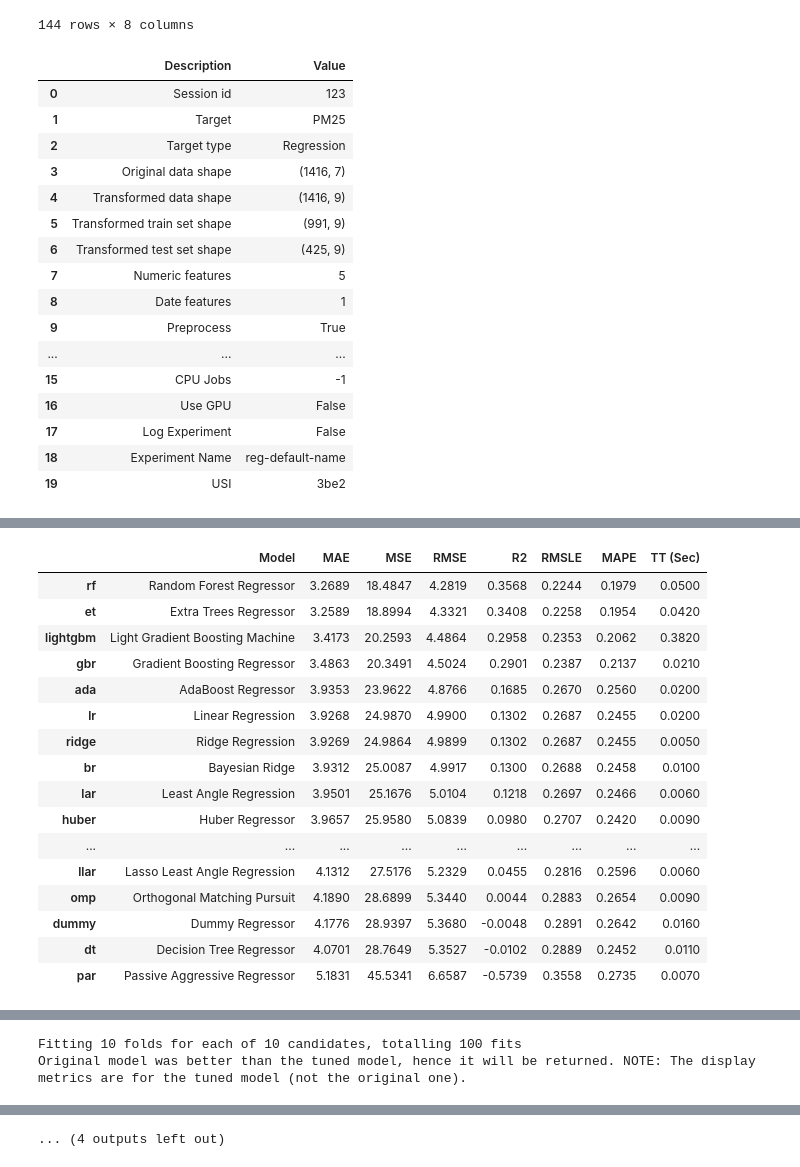
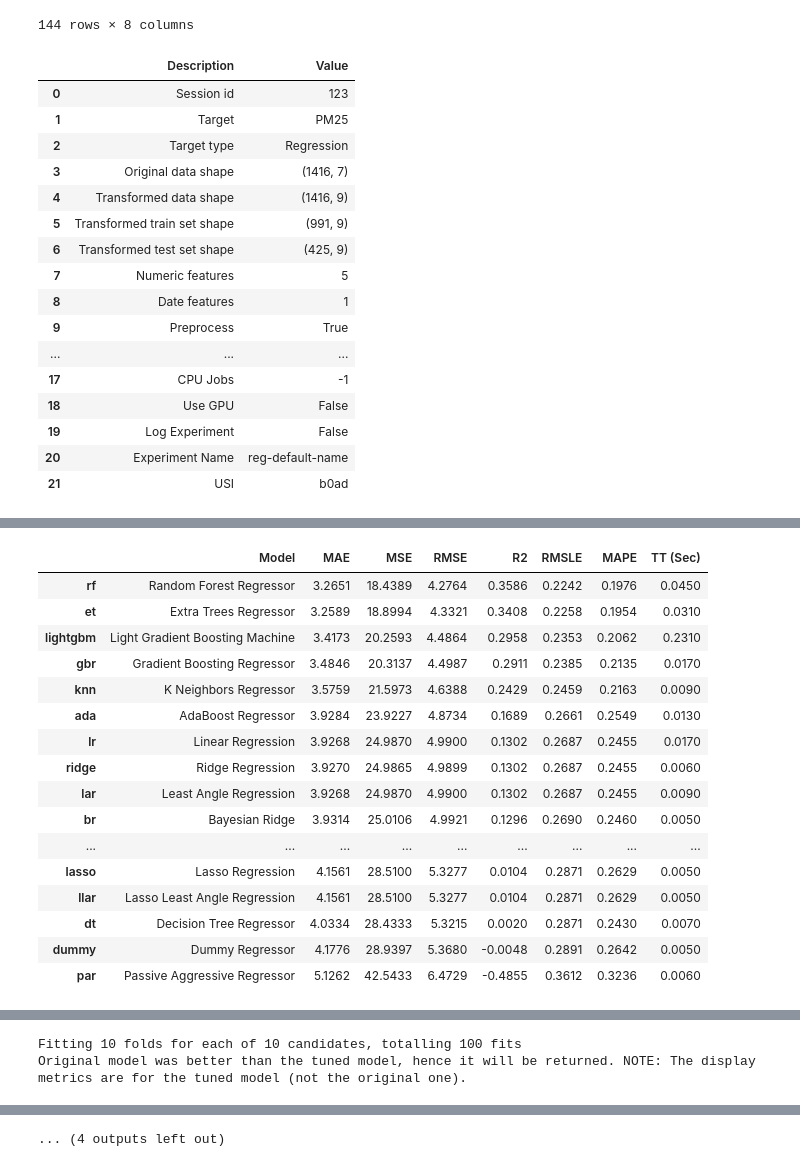
Before and after one commit to NUMNIMx/dash-pm-2.5, a Jupyter notebook: predict.ipynb, the cells around one changed output, grey strips where cells are left out. Drawn from its saved outputs; the diff is of its cells as text; code cells hidden in the pictures.

```diff
--- a/predict.ipynb
+++ b/predict.ipynb
@@ -193,7 +193,7 @@ train_data = pd.read_csv('train.csv')
 train_data['DATETIMEDATA'] = pd.to_datetime(train_data['DATETIMEDATA'])
 
 # Set up the PyCaret regression environment
-regression_setup = setup(train_data, target='PM25', session_id=123, date_features=['DATETIMEDATA'])
+regression_setup = setup(train_data, target='PM25', session_id=123, date_features=['DATETIMEDATA'], normalize=True)
 
 # Compare regression models and select the best one
 best_model = compare_models()
@@ -207,65 +207,63 @@ tuned_rf_model = tune_model(best_model)
 # Ensemble the tuned Random Forest Regressor model
 bagged_model = ensemble_model(tuned_rf_model, n_estimators=20)
 
-# Generate datetime values for the next week
+# Generate datetime values for every hour of each day within the next week
 start_date = pd.to_datetime('2024-03-06 00:00:00', format='%Y-%m-%d %H:%M:%S')  # Start date for next week
-end_date = start_date + pd.DateOffset(hours=6)  # End date for next week
-next_week_dates = pd.date_range(start=start_date, end=end_date, freq='H')
+end_date = start_date + pd.DateOffset(days=6)  # End date for next week
+next_week_hours = pd.date_range(start=start_date, end=end_date, freq='H')
 
-# Create a DataFrame with 'DATETIMEDATA' column for the next week
-next_week_data = pd.DataFrame({'DATETIMEDATA': next_week_dates})
+# Create a DataFrame with 'DATETIMEDATA' column for every hour of each day within the next week
+next_week_data = pd.DataFrame({'DATETIMEDATA': next_week_hours})
 
 # Add columns for 'O3', 'WS', 'TEMP', 'RH', 'WD' with placeholder values of 0
 next_week_data['O3'] = 0
 next_week_data['WS'] = 0
 next_week_data['TEMP'] = 0
 next_week_data['RH'] = 0
 next_week_data['WD'] = 0
 
-# Predict PM25 for the next week
-#next_week_predictions = predict_model(bagged_model, data=next_week_data)
-modelpredict = predict_model(bagged_model, data=next_week_data)
+# Predict PM25 for every hour of each day within the next week
+model_predictions = predict_model(bagged_model, data=next_week_data)
 
-mpdf = pd.DataFrame(modelpredict, columns = ['DATETIMEDATA', 'prediction_label'])
+mpdf = pd.DataFrame(model_predictions, columns=['DATETIMEDATA', 'prediction_label'])
 
 print(mpdf)
-#print(next_week_predictions)
 # %% [output]
 |  | Description | Value |
 | 0 | Session id | 123 |
 | 1 | Target | PM25 |
 | 2 | Target type | Regression |
 | 3 | Original data shape | (1416, 7) |
 | 4 | Transformed data shape | (1416, 9) |
 | 5 | Transformed train set shape | (991, 9) |
 | 6 | Transformed test set shape | (425, 9) |
 | 7 | Numeric features | 5 |
 | 8 | Date features | 1 |
 | 9 | Preprocess | True |
 | ... | ... | ... |
-| 15 | CPU Jobs | -1 |
-| 16 | Use GPU | False |
-| 17 | Log Experiment | False |
-| 18 | Experiment Name | reg-default-name |
-| 19 | USI | 3be2 |
+| 17 | CPU Jobs | -1 |
+| 18 | Use GPU | False |
+| 19 | Log Experiment | False |
+| 20 | Experiment Name | reg-default-name |
+| 21 | USI | b0ad |
 [interactive output not drawn]
 |  | Model | MAE | MSE | RMSE | R2 | RMSLE | MAPE | TT (Sec) |
-| rf | Random Forest Regressor | 3.2689 | 18.4847 | 4.2819 | 0.3568 | 0.2244 | 0.1979 | 0.0500 |
-| et | Extra Trees Regressor | 3.2589 | 18.8994 | 4.3321 | 0.3408 | 0.2258 | 0.1954 | 0.0420 |
-| lightgbm | Light Gradient Boosting Machine | 3.4173 | 20.2593 | 4.4864 | 0.2958 | 0.2353 | 0.2062 | 0.3820 |
-| gbr | Gradient Boosting Regressor | 3.4863 | 20.3491 | 4.5024 | 0.2901 | 0.2387 | 0.2137 | 0.0210 |
-| ada | AdaBoost Regressor | 3.9353 | 23.9622 | 4.8766 | 0.1685 | 0.2670 | 0.2560 | 0.0200 |
-| lr | Linear Regression | 3.9268 | 24.9870 | 4.9900 | 0.1302 | 0.2687 | 0.2455 | 0.0200 |
-| ridge | Ridge Regression | 3.9269 | 24.9864 | 4.9899 | 0.1302 | 0.2687 | 0.2455 | 0.0050 |
-| br | Bayesian Ridge | 3.9312 | 25.0087 | 4.9917 | 0.1300 | 0.2688 | 0.2458 | 0.0100 |
-| lar | Least Angle Regression | 3.9501 | 25.1676 | 5.0104 | 0.1218 | 0.2697 | 0.2466 | 0.0060 |
-| huber | Huber Regressor | 3.9657 | 25.9580 | 5.0839 | 0.0980 | 0.2707 | 0.2420 | 0.0090 |
+| rf | Random Forest Regressor | 3.2651 | 18.4389 | 4.2764 | 0.3586 | 0.2242 | 0.1976 | 0.0450 |
+| et | Extra Trees Regressor | 3.2589 | 18.8994 | 4.3321 | 0.3408 | 0.2258 | 0.1954 | 0.0310 |
+| lightgbm | Light Gradient Boosting Machine | 3.4173 | 20.2593 | 4.4864 | 0.2958 | 0.2353 | 0.2062 | 0.2310 |
+| gbr | Gradient Boosting Regressor | 3.4846 | 20.3137 | 4.4987 | 0.2911 | 0.2385 | 0.2135 | 0.0170 |
+| knn | K Neighbors Regressor | 3.5759 | 21.5973 | 4.6388 | 0.2429 | 0.2459 | 0.2163 | 0.0090 |
+| ada | AdaBoost Regressor | 3.9284 | 23.9227 | 4.8734 | 0.1689 | 0.2661 | 0.2549 | 0.0130 |
+| lr | Linear Regression | 3.9268 | 24.9870 | 4.9900 | 0.1302 | 0.2687 | 0.2455 | 0.0170 |
+| ridge | Ridge Regression | 3.9270 | 24.9865 | 4.9899 | 0.1302 | 0.2687 | 0.2455 | 0.0060 |
+| lar | Least Angle Regression | 3.9268 | 24.9870 | 4.9900 | 0.1302 | 0.2687 | 0.2455 | 0.0090 |
+| br | Bayesian Ridge | 3.9314 | 25.0106 | 4.9921 | 0.1296 | 0.2690 | 0.2460 | 0.0050 |
 | ... | ... | ... | ... | ... | ... | ... | ... | ... |
-| llar | Lasso Least Angle Regression | 4.1312 | 27.5176 | 5.2329 | 0.0455 | 0.2816 | 0.2596 | 0.0060 |
-| omp | Orthogonal Matching Pursuit | 4.1890 | 28.6899 | 5.3440 | 0.0044 | 0.2883 | 0.2654 | 0.0090 |
-| dummy | Dummy Regressor | 4.1776 | 28.9397 | 5.3680 | -0.0048 | 0.2891 | 0.2642 | 0.0160 |
-| dt | Decision Tree Regressor | 4.0701 | 28.7649 | 5.3527 | -0.0102 | 0.2889 | 0.2452 | 0.0110 |
-| par | Passive Aggressive Regressor | 5.1831 | 45.5341 | 6.6587 | -0.5739 | 0.3558 | 0.2735 | 0.0070 |
+| lasso | Lasso Regression | 4.1561 | 28.5100 | 5.3277 | 0.0104 | 0.2871 | 0.2629 | 0.0050 |
+| llar | Lasso Least Angle Regression | 4.1561 | 28.5100 | 5.3277 | 0.0104 | 0.2871 | 0.2629 | 0.0050 |
+| dt | Decision Tree Regressor | 4.0334 | 28.4333 | 5.3215 | 0.0020 | 0.2871 | 0.2430 | 0.0070 |
+| dummy | Dummy Regressor | 4.1776 | 28.9397 | 5.3680 | -0.0048 | 0.2891 | 0.2642 | 0.0050 |
+| par | Passive Aggressive Regressor | 5.1262 | 42.5433 | 6.4729 | -0.4855 | 0.3612 | 0.3236 | 0.0060 |
 [interactive output not drawn]
 [interactive output not drawn]
 |  | MAE | MSE | RMSE | R2 | RMSLE | MAPE |
```
Also changed, not shown: parts of 1 cell of this notebook, 1 other file.
